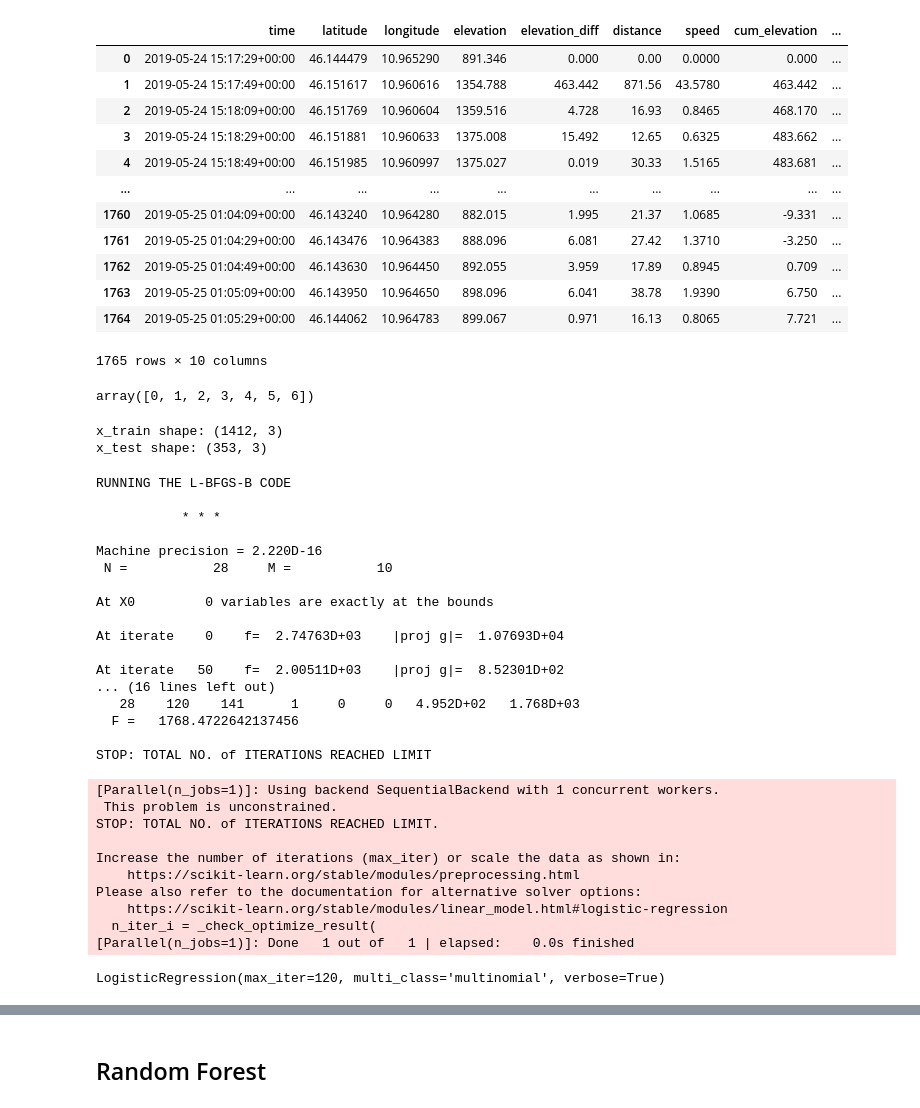
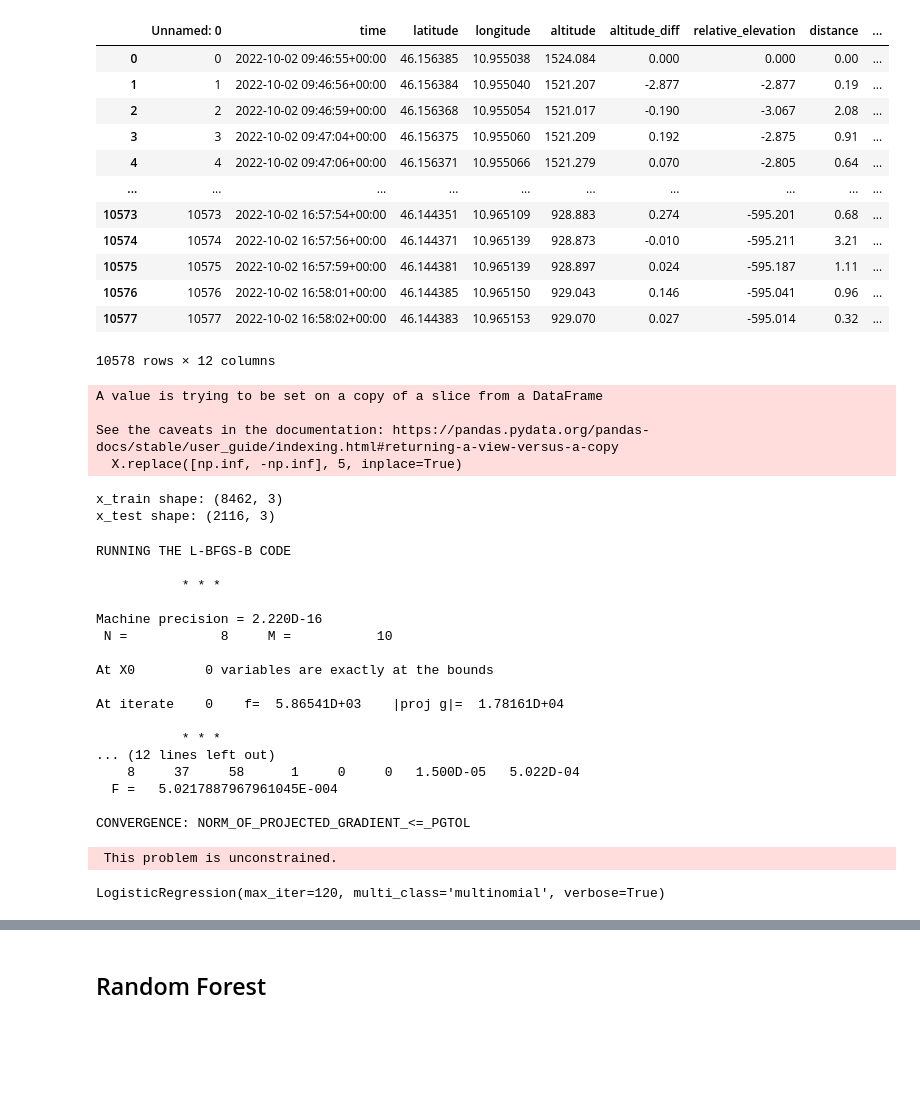
Before and after one commit to nimakarimi97/my-thesis-MSc, a Jupyter notebook: project/Implement_ML.ipynb, the cells around one changed output, grey strips where cells are left out. Saved outputs shown, nothing was run; the diff lists cells and outputs as text; code cells hidden in the pictures; blank space fills up the shorter version.

```diff
--- a/project/Implement_ML.ipynb
+++ b/project/Implement_ML.ipynb
@@ -9,76 +10,71 @@ from gpx_to_csv import convert_all_gpx_to_csv, report
 # convert_all_gpx_to_csv(gpx_dir, csv_dir)
 # %%
-data = pd.read_csv('./data/csv/bear-trail.csv')
+data = pd.read_csv("./data/csv/paganella-bike-park.csv")
+# data["lift?"].unique()
+
 data
 # %% [output]
-|  | time | latitude | longitude | elevation | elevation_diff | distance | speed | cum_elevation | ... |
-| 0 | 2019-05-24 15:17:29+00:00 | 46.144479 | 10.965290 | 891.346 | 0.000 | 0.00 | 0.0000 | 0.000 | ... |
-| 1 | 2019-05-24 15:17:49+00:00 | 46.151617 | 10.960616 | 1354.788 | 463.442 | 871.56 | 43.5780 | 463.442 | ... |
-| 2 | 2019-05-24 15:18:09+00:00 | 46.151769 | 10.960604 | 1359.516 | 4.728 | 16.93 | 0.8465 | 468.170 | ... |
-| 3 | 2019-05-24 15:18:29+00:00 | 46.151881 | 10.960633 | 1375.008 | 15.492 | 12.65 | 0.6325 | 483.662 | ... |
-| 4 | 2019-05-24 15:18:49+00:00 | 46.151985 | 10.960997 | 1375.027 | 0.019 | 30.33 | 1.5165 | 483.681 | ... |
+|  | Unnamed: 0 | time | latitude | longitude | altitude | altitude_diff | relative_elevation | distance | ... |
+| 0 | 0 | 2022-10-02 09:46:55+00:00 | 46.156385 | 10.955038 | 1524.084 | 0.000 | 0.000 | 0.00 | ... |
+| 1 | 1 | 2022-10-02 09:46:56+00:00 | 46.156384 | 10.955040 | 1521.207 | -2.877 | -2.877 | 0.19 | ... |
+| 2 | 2 | 2022-10-02 09:46:59+00:00 | 46.156368 | 10.955054 | 1521.017 | -0.190 | -3.067 | 2.08 | ... |
+| 3 | 3 | 2022-10-02 09:47:04+00:00 | 46.156375 | 10.955060 | 1521.209 | 0.192 | -2.875 | 0.91 | ... |
+| 4 | 4 | 2022-10-02 09:47:06+00:00 | 46.156371 | 10.955066 | 1521.279 | 0.070 | -2.805 | 0.64 | ... |
 | ... | ... | ... | ... | ... | ... | ... | ... | ... | ... |
-| 1760 | 2019-05-25 01:04:09+00:00 | 46.143240 | 10.964280 | 882.015 | 1.995 | 21.37 | 1.0685 | -9.331 | ... |
-| 1761 | 2019-05-25 01:04:29+00:00 | 46.143476 | 10.964383 | 888.096 | 6.081 | 27.42 | 1.3710 | -3.250 | ... |
-| 1762 | 2019-05-25 01:04:49+00:00 | 46.143630 | 10.964450 | 892.055 | 3.959 | 17.89 | 0.8945 | 0.709 | ... |
-| 1763 | 2019-05-25 01:05:09+00:00 | 46.143950 | 10.964650 | 898.096 | 6.041 | 38.78 | 1.9390 | 6.750 | ... |
-| 1764 | 2019-05-25 01:05:29+00:00 | 46.144062 | 10.964783 | 899.067 | 0.971 | 16.13 | 0.8065 | 7.721 | ... |
+| 10573 | 10573 | 2022-10-02 16:57:54+00:00 | 46.144351 | 10.965109 | 928.883 | 0.274 | -595.201 | 0.68 | ... |
+| 10574 | 10574 | 2022-10-02 16:57:56+00:00 | 46.144371 | 10.965139 | 928.873 | -0.010 | -595.211 | 3.21 | ... |
+| 10575 | 10575 | 2022-10-02 16:57:59+00:00 | 46.144381 | 10.965139 | 928.897 | 0.024 | -595.187 | 1.11 | ... |
+| 10576 | 10576 | 2022-10-02 16:58:01+00:00 | 46.144385 | 10.965150 | 929.043 | 0.146 | -595.041 | 0.96 | ... |
+| 10577 | 10577 | 2022-10-02 16:58:02+00:00 | 46.144383 | 10.965153 | 929.070 | 0.027 | -595.014 | 0.32 | ... |
-1765 rows × 10 columns
+10578 rows × 12 columns
-# %%
-data.counter.unique()
-# %% [output]
-array([0, 1, 2, 3, 4, 5, 6])
 # %%
 # Select relevant features (columns)
-features = ['elevation_diff','distance', 'speed']
+features = ["distance", "speed", "altitude_diff"]
 
 # Define the target column
-target = 'counter'
+target = "lift?"
 
 # Split the data into features (X) and target (y)
 X = data[features]
+X.replace([np.inf, -np.inf], 5, inplace=True)
 y = data[target]
 
 # Split the data into training and testing sets
-x_train, x_test, y_train, y_test = train_test_split(
+X_train, X_test, y_train, y_test = train_test_split(
     X, y, test_size=0.2, random_state=42)
+# %% [output]
+A value is trying to be set on a copy of a slice from a DataFrame
+
+See the caveats in the documentation: https://pandas.pydata.org/pandas-docs/stable/user_guide/indexing.html#returning-a-view-versus-a-copy
+  X.replace([np.inf, -np.inf], 5, inplace=True)
 # %%
 # Display the shape of the training and testing sets
-print('x_train shape:', x_train.shape)
-print('x_test shape:', x_test.shape)
+print("x_train shape:", X_train.shape)
+print("x_test shape:", X_test.shape)
 # %% [output]
-x_train shape: (1412, 3)
-x_test shape: (353, 3)
+x_train shape: (8462, 3)
+x_test shape: (2116, 3)
 # %%
 model_lr = linear_model.LogisticRegression(
-    multi_class='multinomial', solver='lbfgs', max_iter=120, verbose=True)
-model_lr.fit(x_train, y_train)
+    multi_class="multinomial", solver="lbfgs", max_iter=120, verbose=True)
+model_lr.fit(X_train, y_train)
 # %% [output]
 RUNNING THE L-BFGS-B CODE
 
            * * *
 
 Machine precision = 2.220D-16
- N =           28     M =           10
+ N =            8     M =           10
 
 At X0         0 variables are exactly at the bounds
 
-At iterate    0    f=  2.74763D+03    |proj g|=  1.07693D+04
+At iterate    0    f=  5.86541D+03    |proj g|=  1.78161D+04
 
-At iterate   50    f=  2.00511D+03    |proj g|=  8.52301D+02
-... (16 lines left out)
-   28    120    141      1     0     0   4.952D+02   1.768D+03
-  F =   1768.4722642137456
+           * * *
+... (12 lines left out)
+    8     37     58      1     0     0   1.500D-05   5.022D-04
+  F =   5.0217887967961045E-004
 
-STOP: TOTAL NO. of ITERATIONS REACHED LIMIT
+CONVERGENCE: NORM_OF_PROJECTED_GRADIENT_<=_PGTOL
-[Parallel(n_jobs=1)]: Using backend SequentialBackend with 1 concurrent workers.
  This problem is unconstrained.
-STOP: TOTAL NO. of ITERATIONS REACHED LIMIT.
-
-Increase the number of iterations (max_iter) or scale the data as shown in:
-    https://scikit-learn.org/stable/modules/preprocessing.html
-Please also refer to the documentation for alternative solver options:
-    https://scikit-learn.org/stable/modules/linear_model.html#logistic-regression
-  n_iter_i = _check_optimize_result(
-[Parallel(n_jobs=1)]: Done   1 out of   1 | elapsed:    0.0s finished
 LogisticRegression(max_iter=120, multi_class='multinomial', verbose=True)
```
Also changed, not shown: parts of 22 cells of this notebook, 1 other file.
